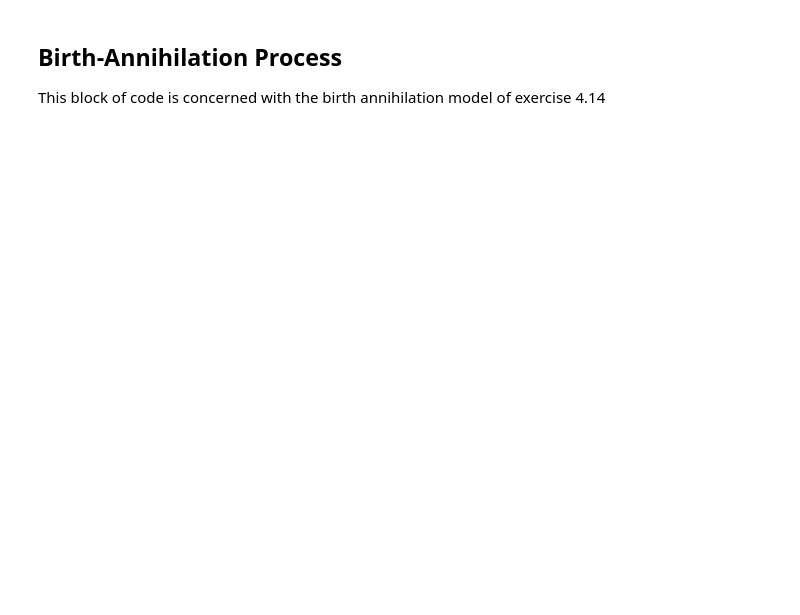
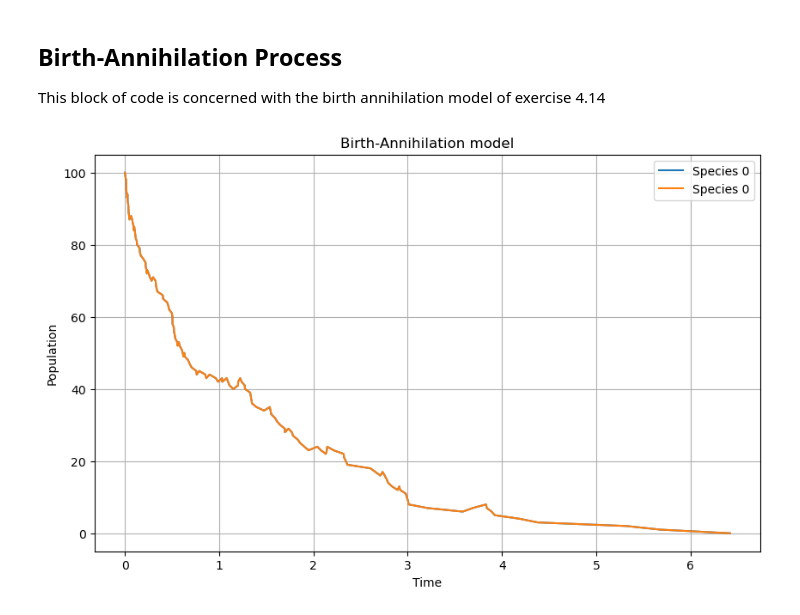
Before and after one commit to BertDepoorter/Monte-Carlo-Methods, a Jupyter notebook: Exercise_14_15_16_Gillespie_systems.ipynb, the cells around one changed output. Cells and saved outputs as stored; diff of their text form; code cells hidden in the pictures; blank space fills up the shorter version.

```diff
--- a/Exercise_14_15_16_Gillespie_systems.ipynb
+++ b/Exercise_14_15_16_Gillespie_systems.ipynb
@@ -77,13 +77,23 @@ This block of code is concerned with the birth annihilation model of exercise 4.
 # %%
 # Brusselator model
 number_species = 1
-coeff = [5*10**3, 50, 5*10**(-5), 5]
+coeff = [1, 0.2]
 
 reactions = np.array([
-    [[0, 0], [1, 0], [2, 1], [1, 0]],
-    [[1, 0], [1, 0], [3, 0], [0, 0]]
+    [[1], [1]],
+    [[0], [2]]
 ])
-title = "Brusselator model"
+title = "Birth-Annihilation model"
 
 # Create the system
-brusselator = EvolutionGillespie(number_species, coeff, reactions, title)
+BirthAnnihilation = EvolutionGillespie(number_species, coeff, reactions, title)
+# %%
+# Simulate
+initial_state = [100]
+t_max = 10
+times, populations = BirthAnnihilation.simulate(initial_state, t_max)
+# %%
+# Plot behaviour
+BirthAnnihilation.plot_species(times, populations, 0, 0)
+# %% [output]
+[figure, added]
```
Also changed, not shown: parts of 4 cells of this notebook, 6 other files.
